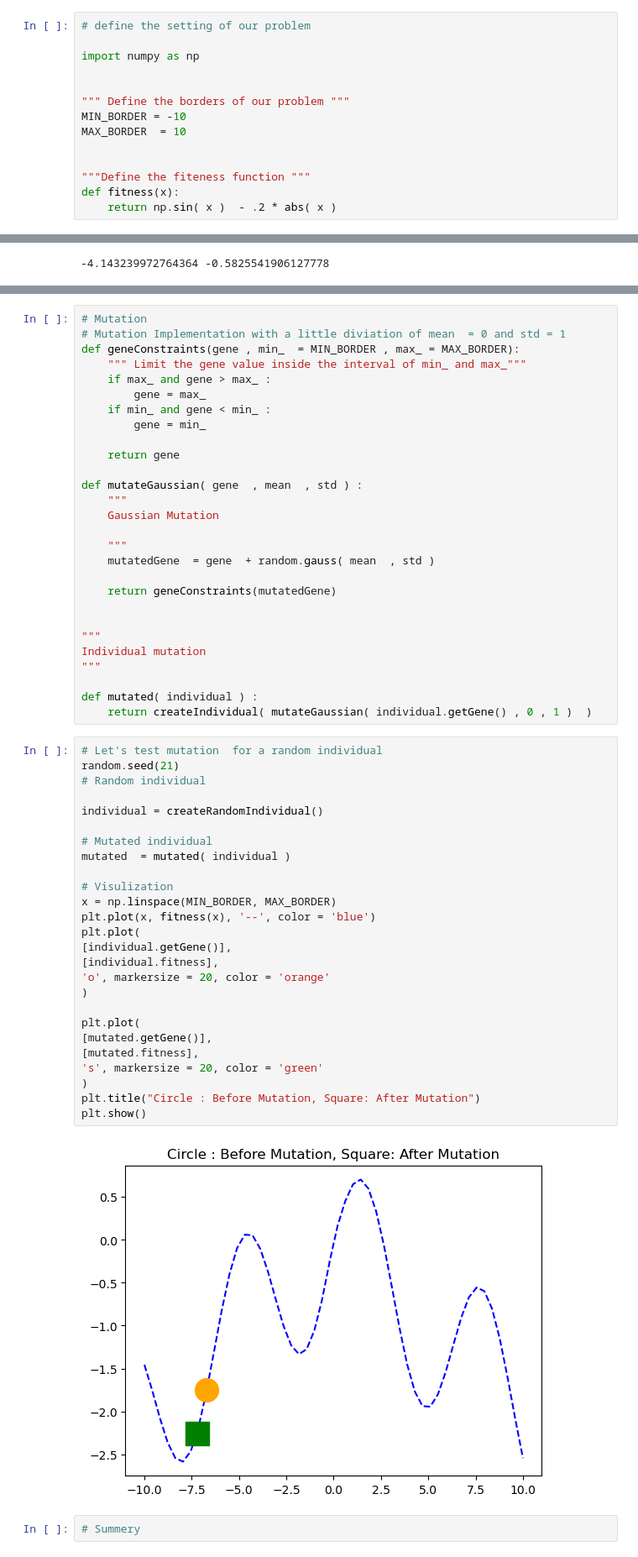
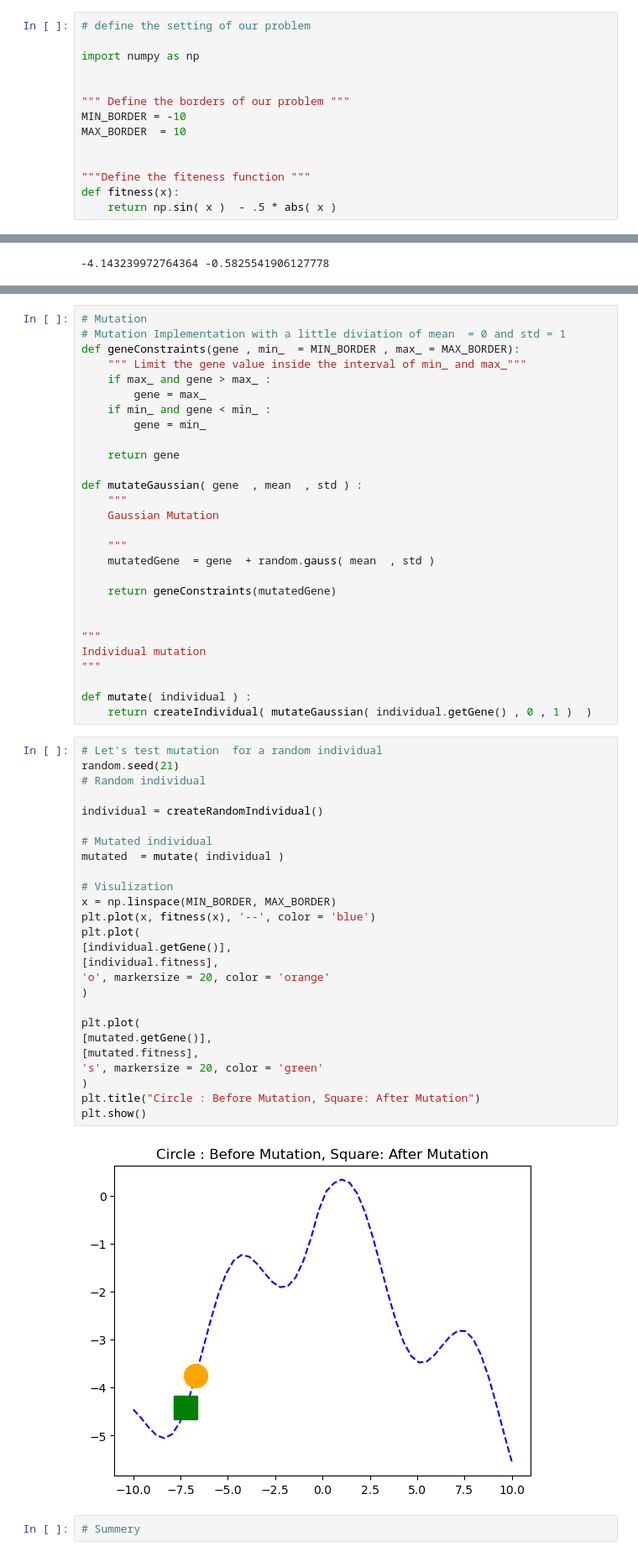
Before and after one commit to chokrihamza/Genetic-Algorithm, a Jupyter notebook: gentic_algo_practice.ipynb, the cells around one changed output, grey strips where cells are left out. Shown: that part at 84% size. Drawn from its saved outputs; the diff is of its cells as text.

```diff
--- a/gentic_algo_practice.ipynb
+++ b/gentic_algo_practice.ipynb
@@ -11,7 +11,7 @@ MAX_BORDER  = 10
 
 """Define the fiteness function """
 def fitness(x):
-    return np.sin( x )  - .2 * abs( x )
+    return np.sin( x )  - .5 * abs( x )
 # %% [markdown]
 <img src="plotfunctionsin.png"
      alt="sin - abd plot"
@@ -298,36 +298,36 @@ def mutateGaussian( gene  , mean  , std ) :
 Individual mutation
 """
 
-def mutated( individual ) :
+def mutate( individual ) :
     return createIndividual( mutateGaussian( individual.getGene() , 0 , 1 )  )
 # %%
 # Let's test mutation  for a random individual
 random.seed(21)
 # Random individual
 
 individual = createRandomIndividual()
 
 # Mutated individual
-mutated  = mutated( individual )
+mutated  = mutate( individual )
 
 # Visulization
 x = np.linspace(MIN_BORDER, MAX_BORDER)
 plt.plot(x, fitness(x), '--', color = 'blue')
 plt.plot(
 [individual.getGene()],
 [individual.fitness],
 'o', markersize = 20, color = 'orange'
 )
 
 plt.plot(
 [mutated.getGene()],
 [mutated.fitness],
 's', markersize = 20, color = 'green'
 )
 plt.title("Circle : Before Mutation, Square: After Mutation")
 plt.show()
 # %% [output]
-[figure, old version]
+[figure, new version]
 # %%
 # Summery
 # %% [markdown]
```
Also changed, not shown: parts of 5 cells of this notebook.
